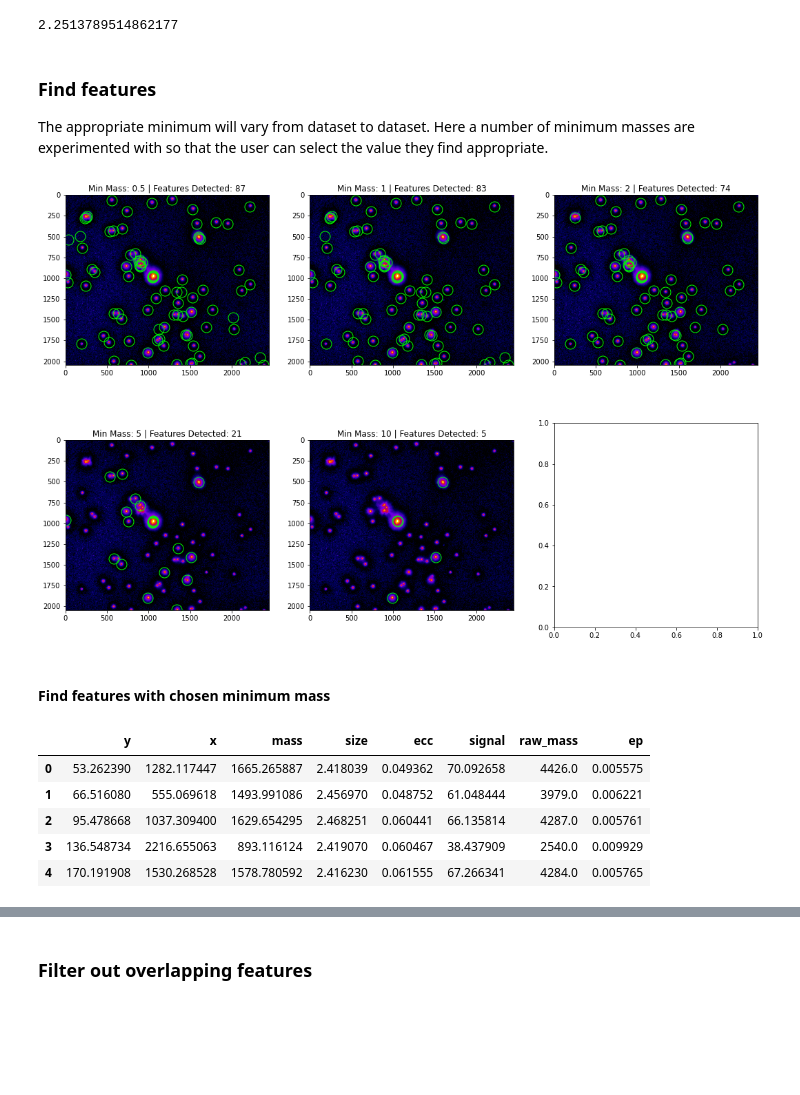
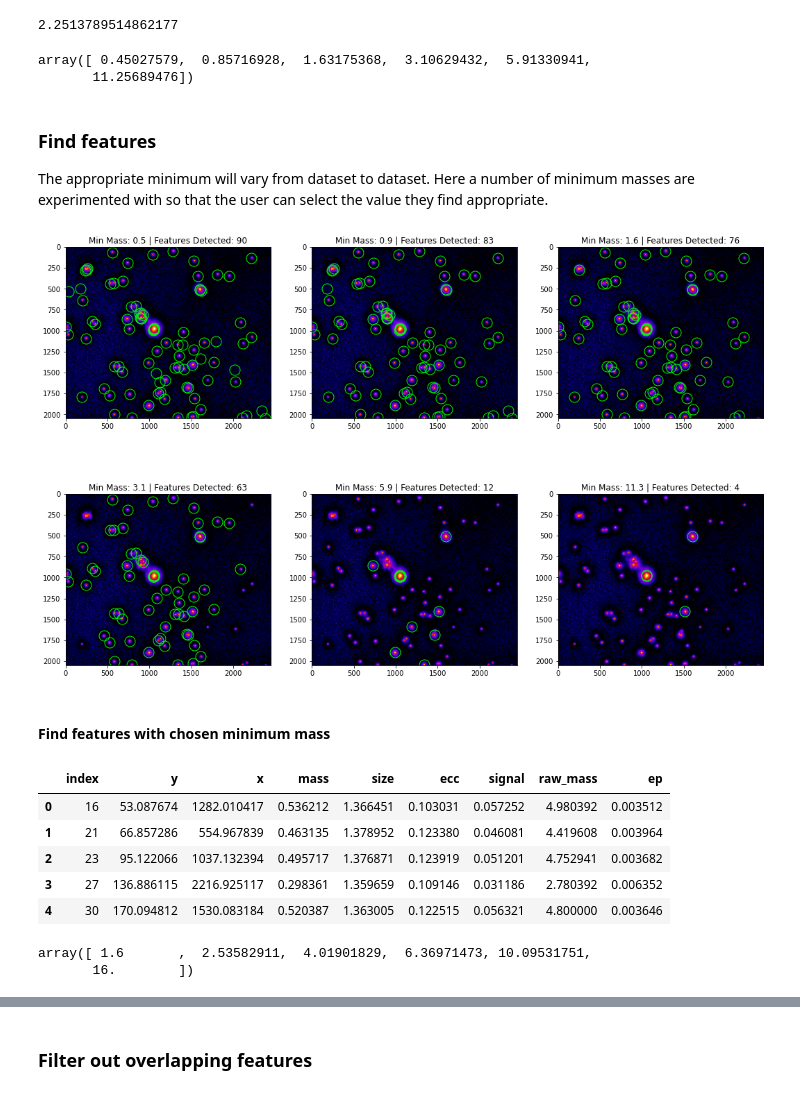
Before and after one commit to hoogenboom-group/PSF-Extractor, a Jupyter notebook: notebooks/walkthrough.ipynb, the cells around one changed output, grey strips where cells are left out. Cells and saved outputs as stored; diff of their text form; code cells hidden in the pictures; blank space fills up the shorter version.

```diff
--- a/notebooks/walkthrough.ipynb
+++ b/notebooks/walkthrough.ipynb
@@ -124,4 +124,9 @@ min_mass_0
 # %% [output]
 2.2513789514862177
 # %%
-min_masses = np.logspace(
+# Set candidate minimum masses
+min_masses = np.logspace(np.log10(min_mass_0/5), np.log10(min_mass_0*5), 6)
+min_masses
+# %% [output]
+array([ 0.45027579,  0.85716928,  1.63175368,  3.10629432,  5.91330941,
+       11.25689476])
@@ -130,57 +133,59 @@ np.logspace(
-# %%
-min_masses = [0.5, 1, 2, 5, 10]
-# %%
-# Set candidate minimum masses
-min_masses = [50, 100, 500, 1000, 2000, 5000]
 # %% [markdown]
 ### Find features
 The appropriate minimum will vary from dataset to dataset. Here a number of minimum masses are experimented with so that the user can select the value they find appropriate.
 # %%
+# Locate features
+df_features = trackpy.locate(mip, diameters[1:])
+
 # Set up figure
 ncols = 3
 nrows = int(np.ceil(len(min_masses) / ncols))
 fig, axes = plt.subplots(nrows=nrows, ncols=ncols, figsize=(6*ncols, 6*nrows))
 
 # Loop through candidate minimum masses
 for i, min_mass in tqdm(enumerate(min_masses),
                         total=len(min_masses)):
 
-    # Locate features
-    df_features = trackpy.locate(mip,
-                                 diameter=diameters[1:]).reset_index(drop=True)
     # Filter based on raw mass
-    df_features = df_features.loc[df_features['raw_mass'] > min_mass]
+    df = df_features.loc[df_features['raw_mass'] > min_mass]
 
     # Plot max projection image
     ax = axes.flat[i]
     # Take log to enhance contrast (avoiding /b0 error)
     mpn_log = np.log(mip,
                      out=np.zeros_like(mip),
                      where=mip!=0)
     ax.imshow(mpn_log, cmap=fire)
     # Plot detected features
-    ax.plot(df_features['x'], df_features['y'], ls='', color='#00ff00',
+    ax.plot(df['x'], df['y'], ls='', color='#00ff00',
             marker='o', ms=15, mfc='none', mew=1)
-    title = f'Min Mass: {min_mass} | Features Detected: {len(df_features):.0f}'
+    title = f'Min Mass: {min_mass:.1f} | Features Detected: {len(df):.0f}'
     ax.set_title(title)
 # %% [output]
-[figure, old version]
+[figure, new version]
 # %% [markdown]
 #### Find features with chosen minimum mass
 # %%
 # Update value
-min_mass = 750
+min_mass = 1.6
 
-# Locate features
-df_features = trackpy.locate(mipn,
-                             diameter=diameters[1:],
-                             minmass=min_mass).reset_index(drop=True)
+# Filter features
+df_features = df_features.loc[df_features['raw_mass'] > min_mass]\
+                         .reset_index()
+
 # Display a sample of located features
 df_features.head()
 # %% [output]
-|  | y | x | mass | size | ecc | signal | raw_mass | ep |
-| 0 | 53.262390 | 1282.117447 | 1665.265887 | 2.418039 | 0.049362 | 70.092658 | 4426.0 | 0.005575 |
-| 1 | 66.516080 | 555.069618 | 1493.991086 | 2.456970 | 0.048752 | 61.048444 | 3979.0 | 0.006221 |
-| 2 | 95.478668 | 1037.309400 | 1629.654295 | 2.468251 | 0.060441 | 66.135814 | 4287.0 | 0.005761 |
-| 3 | 136.548734 | 2216.655063 | 893.116124 | 2.419070 | 0.060467 | 38.437909 | 2540.0 | 0.009929 |
-| 4 | 170.191908 | 1530.268528 | 1578.780592 | 2.416230 | 0.061555 | 67.266341 | 4284.0 | 0.005765 |
+|  | index | y | x | mass | size | ecc | signal | raw_mass | ep |
+| 0 | 16 | 53.087674 | 1282.010417 | 0.536212 | 1.366451 | 0.103031 | 0.057252 | 4.980392 | 0.003512 |
+| 1 | 21 | 66.857286 | 554.967839 | 0.463135 | 1.378952 | 0.123380 | 0.046081 | 4.419608 | 0.003964 |
+| 2 | 23 | 95.122066 | 1037.132394 | 0.495717 | 1.376871 | 0.123919 | 0.051201 | 4.752941 | 0.003682 |
+| 3 | 27 | 136.886115 | 2216.925117 | 0.298361 | 1.359659 | 0.109146 | 0.031186 | 2.780392 | 0.006352 |
+| 4 | 30 | 170.094812 | 1530.083184 | 0.520387 | 1.363005 | 0.122515 | 0.056321 | 4.800000 | 0.003646 |
+# %%
+# Set candidate minimum masses
+max_masses = np.logspace(np.log10(min_mass), np.log10(min_mass*10), 6)
+max_masses
+# %% [output]
+array([ 1.6       ,  2.53582911,  4.01901829,  6.36971473, 10.09531751,
+       16.        ])
```
Also changed, not shown: parts of 6 cells of this notebook.
